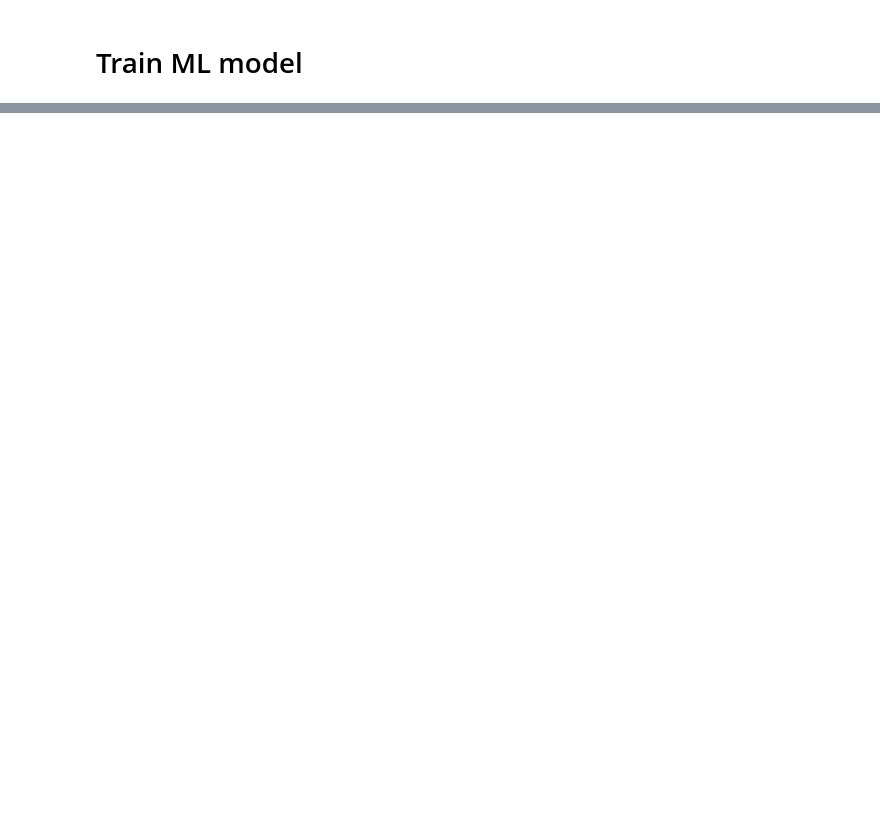
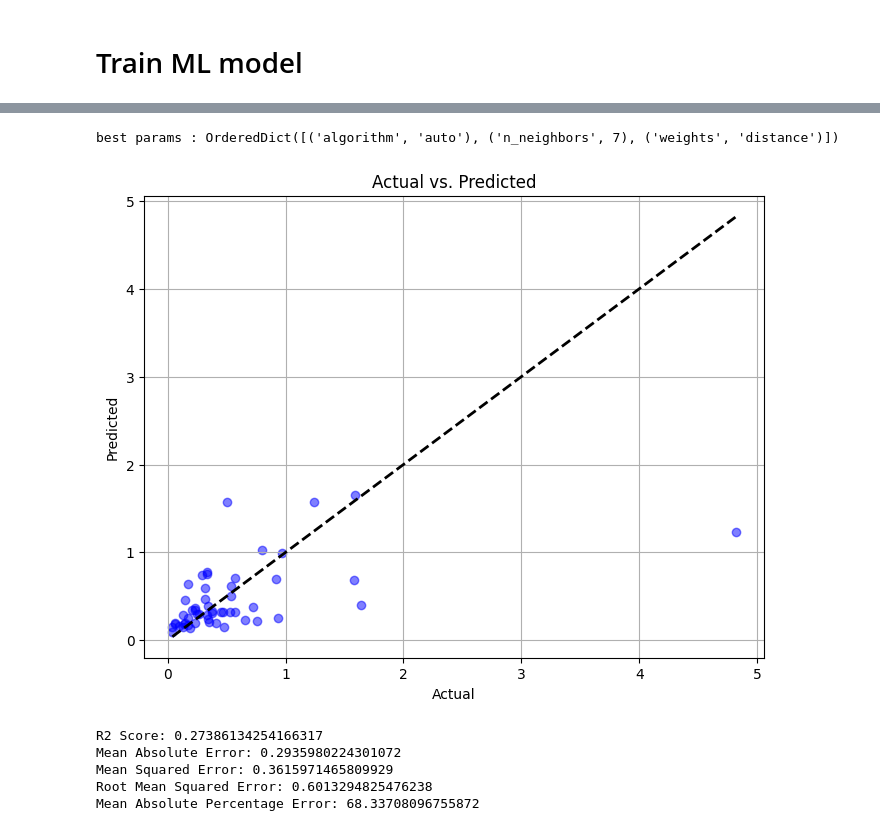
Before and after one commit to reutkeller/ML_projects, a Jupyter notebook: nbs/train_ml_regression.ipynb, the cells around one changed output, grey strips where cells are left out. Cells and saved outputs as stored; diff of their text form; code cells hidden in the pictures; blank space fills up the shorter version.

```diff
--- a/nbs/train_ml_regression.ipynb
+++ b/nbs/train_ml_regression.ipynb
@@ -207,0 +314,17 @@ instance = TrainRegression(
+# %%
+instance = TrainRegression(
+  df_path=r"D:\git\ML_projects\nbs\data\resampled_sen2.csv",
+  requested_model= 'KNEIGHBORS',
+  ground_truth_col = "TOC",
+  test_size = 0.25,
+  columns_to_remove = ['Unnamed: 0.1', 'Unnamed: 0', 'Lon', 'Lat', 'clay', 'silt','sand', 'NI'],
+  hyper_method = 'bayesian'
+  )
+# %% [output]
+best params : OrderedDict([('algorithm', 'auto'), ('n_neighbors', 7), ('weights', 'distance')])
+[figure, added]
+R2 Score: 0.27386134254166317
+Mean Absolute Error: 0.2935980224301072
+Mean Squared Error: 0.3615971465809929
+Root Mean Squared Error: 0.6013294825476238
+Mean Absolute Percentage Error: 68.33708096755872
```
Also changed, not shown: parts of 11 cells of this notebook, 5 other files.
